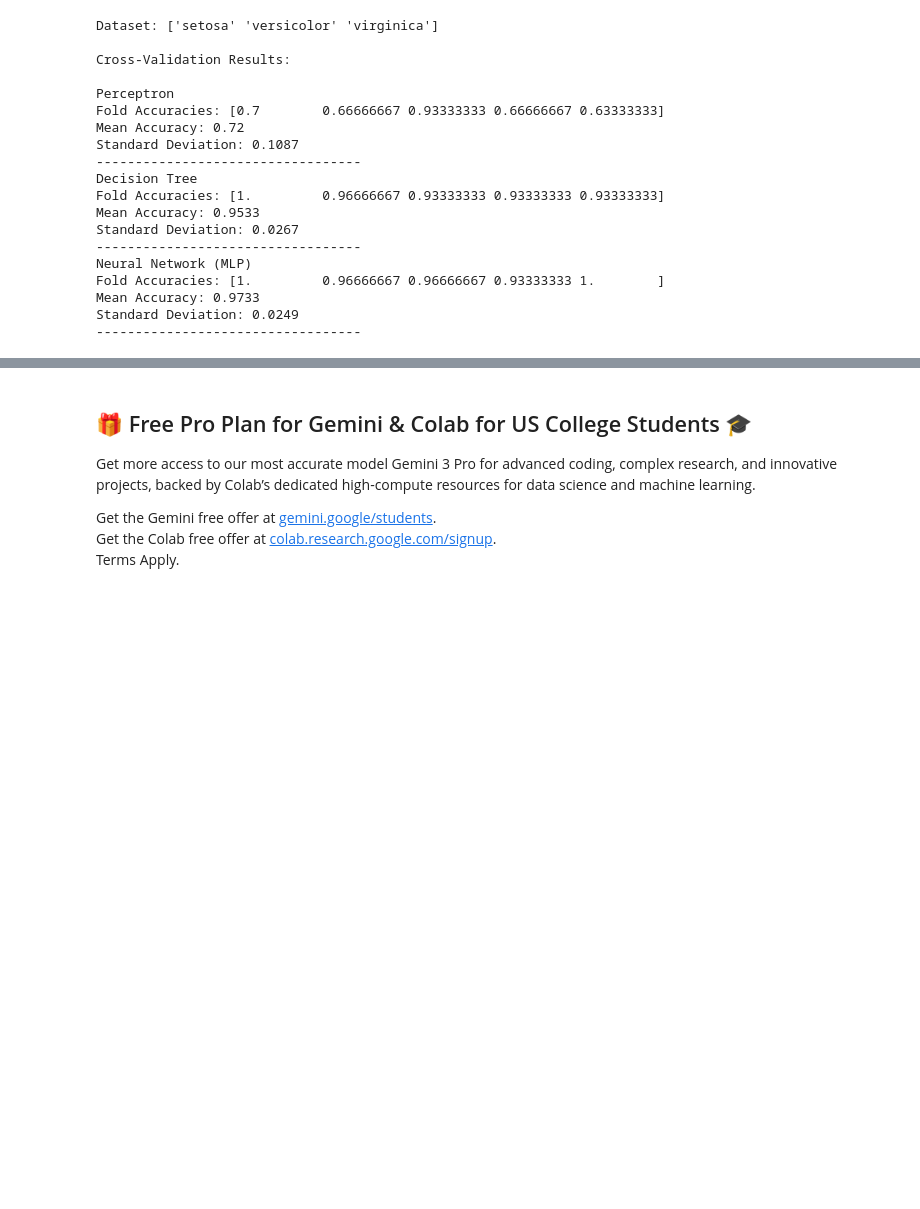
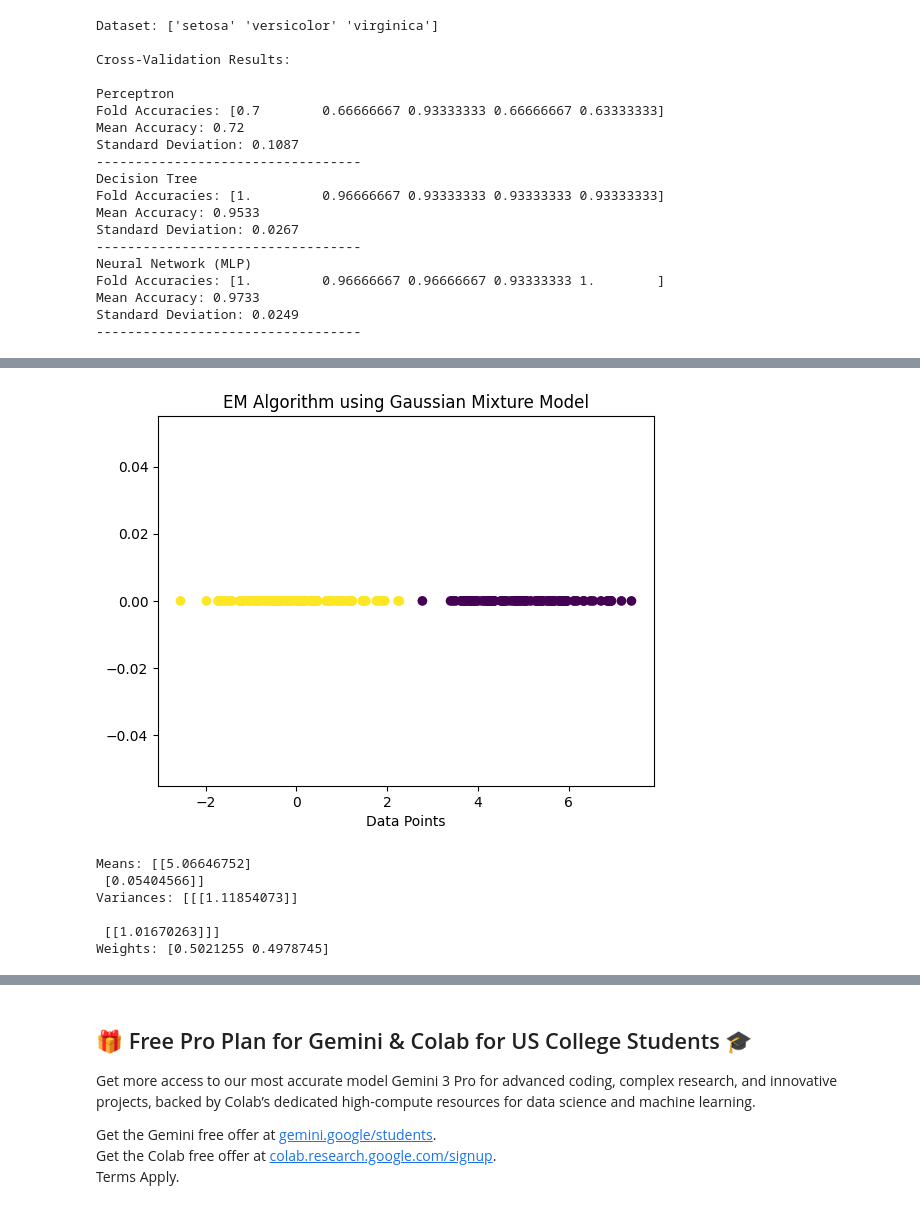
Before and after one commit to sanjayanand595/Computer-Network, a Jupyter notebook: machine_learning_ita0607.ipynb, the cells around one changed output, grey strips where cells are left out. Cells and saved outputs as stored; diff of their text form; code cells hidden in the pictures; blank space fills up the shorter version.

```diff
--- a/machine_learning_ita0607.ipynb
+++ b/machine_learning_ita0607.ipynb
@@ -847,0 +1284,41 @@ Standard Deviation: 0.0249
+# %%
+# Import libraries
+import numpy as np
+import matplotlib.pyplot as plt
+from sklearn.mixture import GaussianMixture
+
+# Generate sample dataset
+np.random.seed(0)
+
+data1 = np.random.normal(0, 1, 100)
+data2 = np.random.normal(5, 1, 100)
+
+X = np.concatenate([data1, data2]).reshape(-1,1)
+
+# Apply EM algorithm using Gaussian Mixture Model
+gmm = GaussianMixture(n_components=2, random_state=0)
+
+# Train model
+gmm.fit(X)
+
+# Predict cluster labels
+labels = gmm.predict(X)
+
+# Plot result
+plt.scatter(X, np.zeros_like(X), c=labels)
+plt.title("EM Algorithm using Gaussian Mixture Model")
+plt.xlabel("Data Points")
+plt.show()
+
+# Print model parameters
+print("Means:", gmm.means_)
+print("Variances:", gmm.covariances_)
+print("Weights:", gmm.weights_)
+# %% [output]
+[figure, added]
+Means: [[5.06646752]
+ [0.05404566]]
+Variances: [[[1.11854073]]
+
+ [[1.01670263]]]
+Weights: [0.5021255 0.4978745]
```
Also changed, not shown: parts of 32 cells of this notebook.
